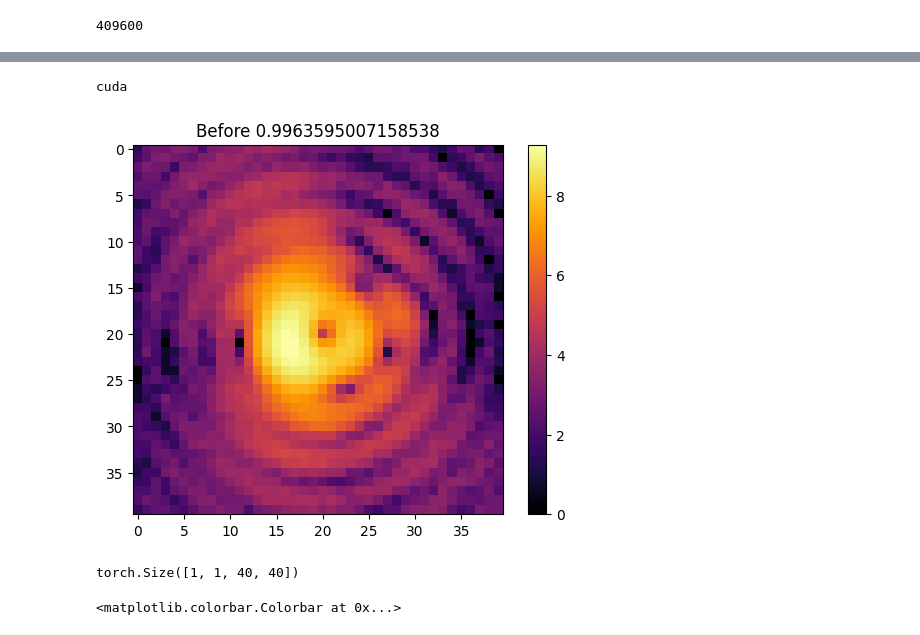
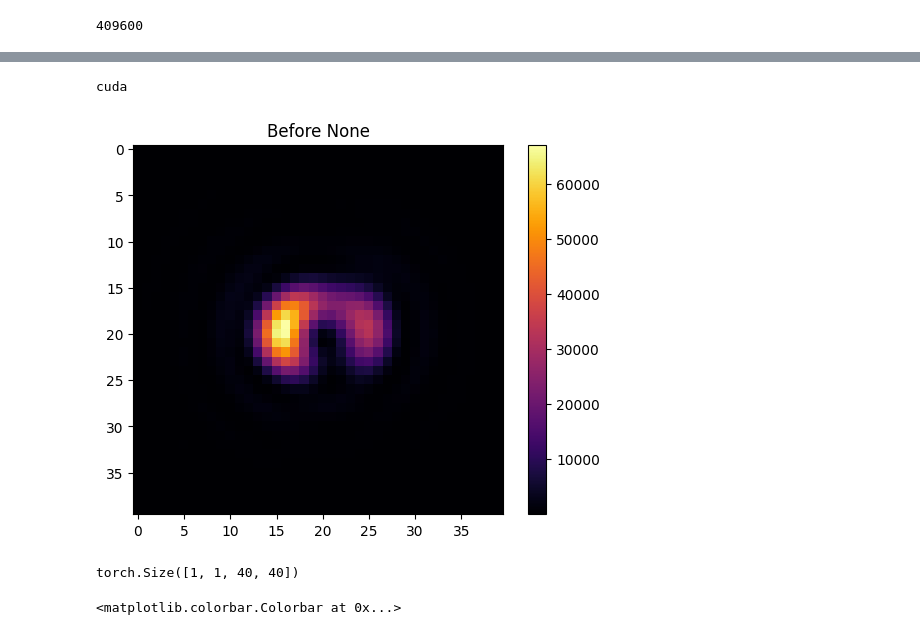
Before and after one commit to AlexeiKorolev/NASA-RL-Wavefront-Control, a Jupyter notebook: RL/data_generator.ipynb, the cells around one changed output, grey strips where cells are left out. Drawn from its saved outputs; the diff is of its cells as text; code cells hidden in the pictures.

```diff
--- a/RL/data_generator.ipynb
+++ b/RL/data_generator.ipynb
@@ -202,25 +218,25 @@ PATH = "models/CNN Large weights norm train extended.pth"
 # Save the model's state_dict
 torch.save(model.state_dict(), PATH)
 # %%
-e.set_random_dm(noise=0.004)
+e.set_random_dm(noise=0.01)
 
-plt.title(f'Before {e.get_strehl_ratio()}')
-image = np.log(crop_image(np.clip(e.get_camera_image(delta_t=1), a_min = 1e-20, a_max = None) + 1))
+plt.title(f'Before {e.get_contrast()}')
+image = (crop_image(np.clip(e.get_camera_image(delta_t=1), a_min = 1e-20, a_max = None) + 1))
 
 device = torch.device('cuda' if torch.cuda.is_available() else 'cpu')
 print(device)
 
 image = np.array(image)
 
 plt.imshow(image, cmap="inferno")
 plt.colorbar()
 plt.show()
 
 image_tensor = torch.tensor(image, dtype=torch.float32).unsqueeze(0).unsqueeze(0)
 print(image_tensor.shape)
 # %% [output]
 cuda
-[figure, old version]
+[figure, new version]
 torch.Size([1, 1, 40, 40])
 # %%
 plt.imshow(np.log(images[0] + 1), cmap="inferno")
```
Also changed, not shown: parts of 15 cells of this notebook, 5 other files.
